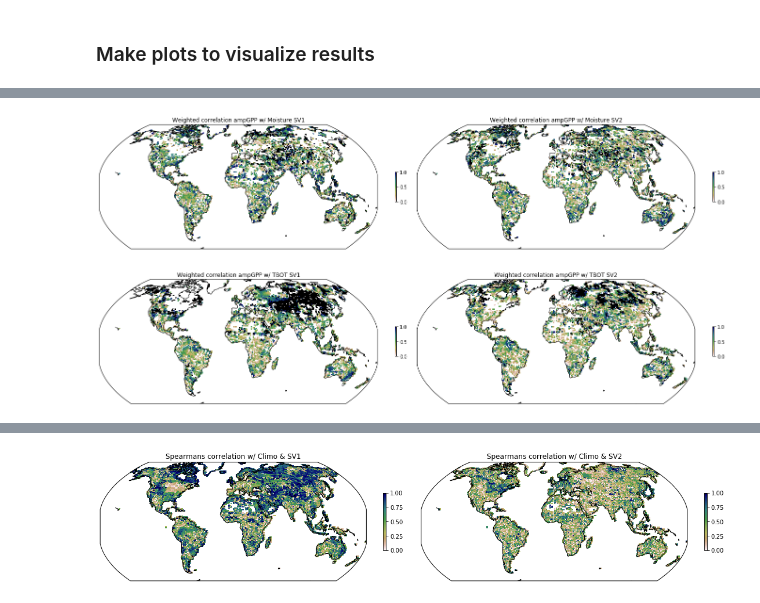
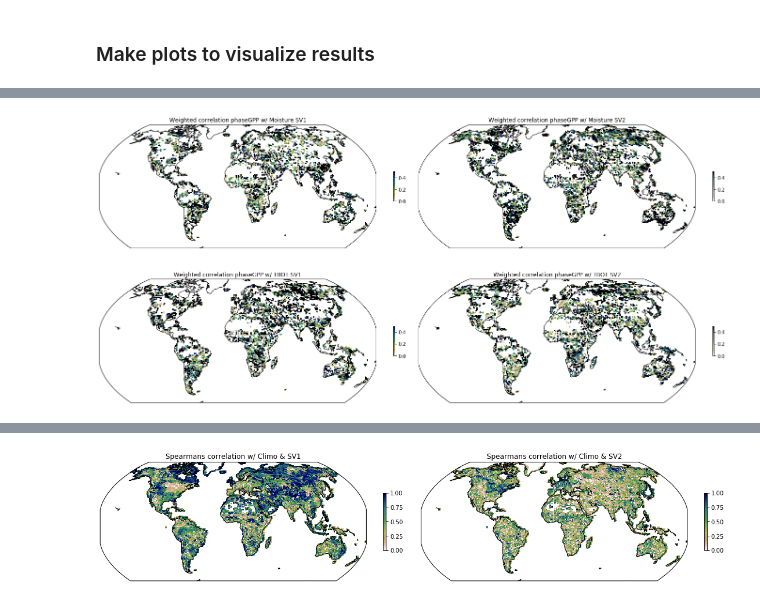
Before and after one commit to NCAR/ctsm_python_gallery, a Jupyter notebook: notebooks/MonthlySVD.ipynb, the cells around one changed output, grey strips where cells are left out. Cells and saved outputs as stored; diff of their text form; code cells hidden in the pictures.

```diff
--- a/notebooks/MonthlySVD.ipynb
+++ b/notebooks/MonthlySVD.ipynb
@@ -819,15 +1266,26 @@ ax2.set_extent([-180,180,-65,80],crs=ccrs.PlateCarree())
 # %%
 # create arrays for amplification and early phase vectors
-ampGPPvectors = svd0.vectors.sel(vectors_dim1=0).where(GPP_climo_mask1)#, other= svd0.vectors.sel(vectors_dim1=1))
-phaseGPPvectors = svd0.vectors.sel(vectors_dim1=0).where(GPP_climo_mask2)#, other= svd0.vectors.sel(vectors_dim1=1))
+# the other line of code selects when SV2 characterizes the same shape vector
+ampGPPvectors = svd0.vectors.sel(vectors_dim1=0).where(GPP_climo_mask1)
+#                                                       other= svd0.vectors.sel(vectors_dim1=1))
+phaseGPPvectors = svd0.vectors.sel(vectors_dim1=0).where(GPP_climo_mask2)
+#                                                         other = svd0.vectors.sel(vectors_dim1=1))
 
-# Weighted correlation between amplification vs. early phase vectors & climate, weighted by GPP contributions
-ampGPP_TBOT_0 = pearson_correlation_wgt(ampGPPvectors, TBOTvector_0,GPPwgt,'time') #GPP vectors vs. temp & mositure
+# Weighted correlation between amplification vs. early phase vectors & climate,
+ampGPP_TBOT_0 = pearson_correlation_wgt(ampGPPvectors, TBOTvector_0,GPPwgt,'time')
+ampGPP_TBOT_1 = pearson_correlation_wgt(ampGPPvectors, TBOTvector_1,GPPwgt,'time')
 ampGPP_SMOI_0 = pearson_correlation_wgt(ampGPPvectors, SMOIvector_0,GPPwgt,'time')
-ampGPP_TBOT_1 = pearson_correlation_wgt(ampGPPvectors, TBOTvector_1,GPPwgt,'time')
 ampGPP_SMOI_1 = pearson_correlation_wgt(ampGPPvectors, SMOIvector_1,GPPwgt,'time')
+ampGPP_TBOT_0.name ='ampGPP_TBOT_0'  # Provide name for variable to join dataset
+ampGPP_TBOT_1.name ='ampGPP_TBOT_1'
+ampGPP_SMOI_0.name ='ampGPP_SMOI_0'
+ampGPP_SMOI_1.name ='ampGPP_SMOI_1'
 
 phaseGPP_TBOT_0 = pearson_correlation_wgt(phaseGPPvectors, TBOTvector_0,GPPwgt,'time')
+phaseGPP_TBOT_1 = pearson_correlation_wgt(phaseGPPvectors, TBOTvector_1,GPPwgt,'time')
 phaseGPP_SMOI_0 = pearson_correlation_wgt(phaseGPPvectors, SMOIvector_0,GPPwgt,'time')
-phaseGPP_TBOT_1 = pearson_correlation_wgt(phaseGPPvectors, TBOTvector_1,GPPwgt,'time')
 phaseGPP_SMOI_1 = pearson_correlation_wgt(phaseGPPvectors, SMOIvector_1,GPPwgt,'time')
+phaseGPP_TBOT_0.name ='phaseGPP_TBOT_0'
+phaseGPP_TBOT_1.name ='phaseGPP_TBOT_1'
+phaseGPP_SMOI_0.name ='phaseGPP_SMOI_0'
+phaseGPP_SMOI_1.name ='phaseGPP_SMOI_1'
@@ -1010,35 +1341,39 @@ plt.tight_layout();
 # %%
 # plot correlations with soil moisture & Temp
 fig = plt.figure(figsize=(20,10))
 
 ax1 = fig.add_subplot(2,2,1,projection=ccrs.Robinson())
-im1 = ax1.pcolormesh(wGPP_0_SMOI_0.lon.values,wGPP_0_SMOI_0.lat.values,xr.ufuncs.fabs(ampGPP_SMOI_0),transform=ccrs.PlateCarree(),vmax=vmax,vmin=vmin,cmap='gist_earth_r')
+im1 = ax1.pcolormesh(lon,lat,xr.ufuncs.fabs(phaseGPP_SMOI_0),
+                     transform=ccrs.PlateCarree(),vmax=vmax,vmin=vmin,cmap='gist_earth_r')
 fig.colorbar(im1,ax=ax1,shrink=0.17,label='')
 ax1.coastlines()
-ax1.set_title('Weighted correlation ampGPP w/ Moisture SV1')
+ax1.set_title('Weighted correlation phaseGPP w/ Moisture SV1')
 ax1.set_extent([-180,180,-65,80],crs=ccrs.PlateCarree())
 
 ax2 = fig.add_subplot(2,2,2,projection=ccrs.Robinson())
-im2 = ax2.pcolormesh(GPP_0_SMOI_1.lon.values,GPP_0_SMOI_1.lat.values,xr.ufuncs.fabs(ampGPP_SMOI_1),transform=ccrs.PlateCarree(),vmax=vmax,vmin=vmin,cmap='gist_earth_r')
+im2 = ax2.pcolormesh(lon,lat,xr.ufuncs.fabs(phaseGPP_SMOI_1),
+                     transform=ccrs.PlateCarree(),vmax=vmax,vmin=vmin,cmap='gist_earth_r')
 fig.colorbar(im2,ax=ax2,shrink=0.17,label='')
 ax2.coastlines()
-ax2.set_title('Weighted correlation ampGPP w/ Moisture SV2')
+ax2.set_title('Weighted correlation phaseGPP w/ Moisture SV2')
 ax2.set_extent([-180,180,-65,80],crs=ccrs.PlateCarree())
 fig.tight_layout()
 
 ax3 = fig.add_subplot(2,2,3,projection=ccrs.Robinson())
-im3 = ax3.pcolormesh(GPP_0_TBOT_0.lon.values,GPP_0_TBOT_0.lat.values,xr.ufuncs.fabs(ampGPP_TBOT_0),transform=ccrs.PlateCarree(),vmax=vmax,vmin=vmin,cmap='gist_earth_r')
+im3 = ax3.pcolormesh(lon,lat,xr.ufuncs.fabs(phaseGPP_TBOT_0),
+                     transform=ccrs.PlateCarree(),vmax=vmax,vmin=vmin,cmap='gist_earth_r')
 fig.colorbar(im3,ax=ax3,shrink=0.17,label='')
 ax3.coastlines()
-ax3.set_title('Weighted correlation ampGPP w/ TBOT SV1')
+ax3.set_title('Weighted correlation phaseGPP w/ TBOT SV1')
 ax3.set_extent([-180,180,-65,80],crs=ccrs.PlateCarree())
 
 ax4 = fig.add_subplot(2,2,4,projection=ccrs.Robinson())
-im4 = ax4.pcolormesh(GPP_0_TBOT_1.lon.values,GPP_0_TBOT_1.lat.values,xr.ufuncs.fabs(ampGPP_TBOT_1),transform=ccrs.PlateCarree(),vmax=vmax,vmin=vmin,cmap='gist_earth_r')
+im4 = ax4.pcolormesh(lon,lat,xr.ufuncs.fabs(phaseGPP_TBOT_1),
+                     transform=ccrs.PlateCarree(),vmax=vmax,vmin=vmin,cmap='gist_earth_r')
 fig.colorbar(im4,ax=ax4,shrink=0.17,label='')
 ax4.coastlines()
-ax4.set_title('Weighted correlation ampGPP w/ TBOT SV2')
+ax4.set_title('Weighted correlation phaseGPP w/ TBOT SV2')
 ax4.set_extent([-180,180,-65,80],crs=ccrs.PlateCarree())
 fig.tight_layout()
 # %% [output]
-[figure, old version]
+[figure, new version]
```
Also changed, not shown: parts of 51 cells of this notebook.
